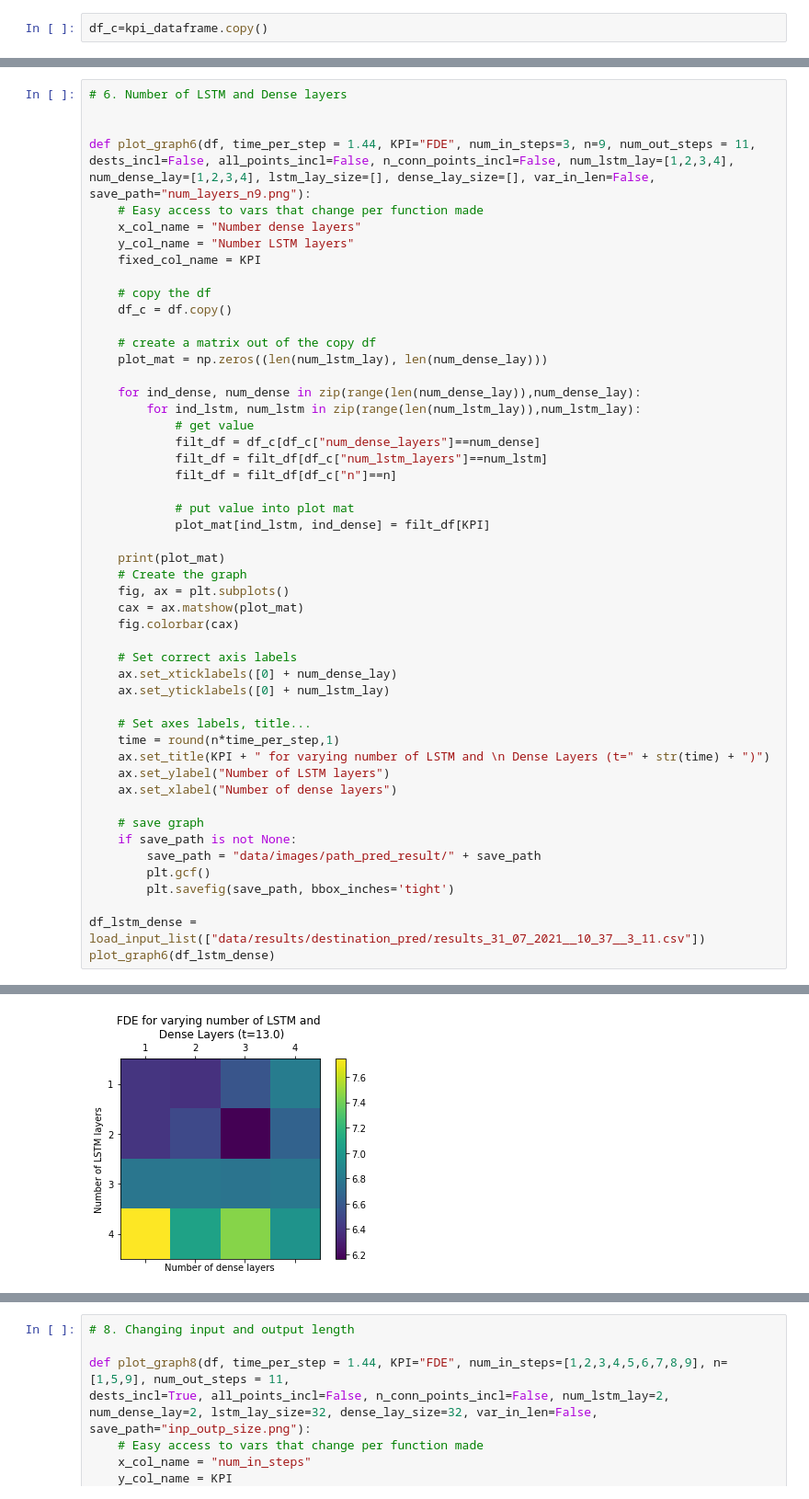
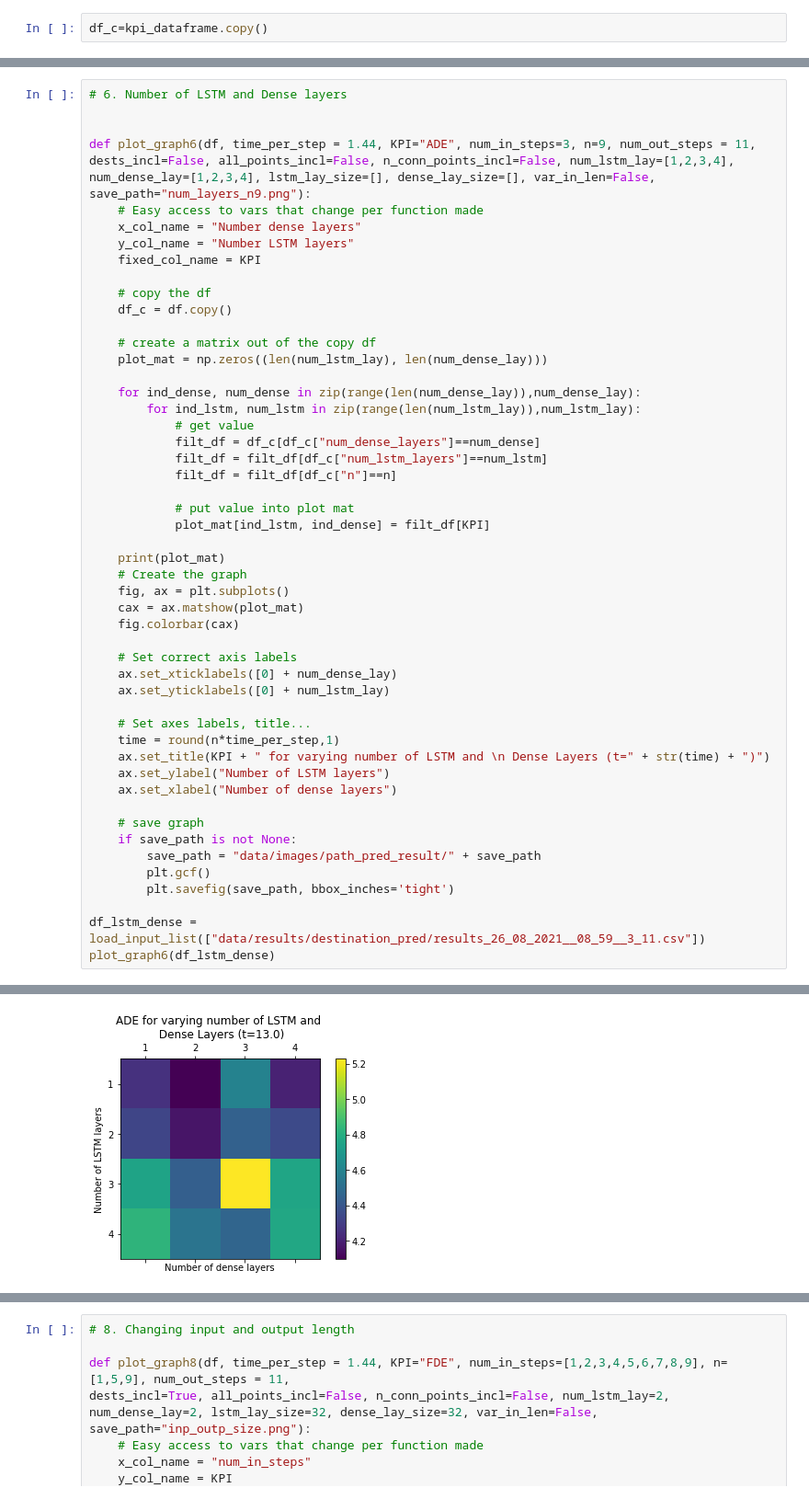
Before and after one commit to gitBram/vru_path_prediction, a Jupyter notebook: path_prediction_graphs.ipynb, the cells around one changed output, grey strips where cells are left out. Shown at 92% size. Cells and saved outputs as stored; diff of their text form.

```diff
--- a/path_prediction_graphs.ipynb
+++ b/path_prediction_graphs.ipynb
@@ -483,7 +582,7 @@ See the caveats in the documentation: https://pandas.pydata.org/pandas-docs/stab
 # 6. Number of LSTM and Dense layers
 
 
-def plot_graph6(df, time_per_step = 1.44, KPI="FDE", num_in_steps=3, n=9, num_out_steps = 11,
+def plot_graph6(df, time_per_step = 1.44, KPI="ADE", num_in_steps=3, n=9, num_out_steps = 11,
 dests_incl=False, all_points_incl=False, n_conn_points_incl=False, num_lstm_lay=[1,2,3,4],
 num_dense_lay=[1,2,3,4], lstm_lay_size=[], dense_lay_size=[], var_in_len=False, save_path="num_layers_n9.png"):
     # Easy access to vars that change per function made
@@ -529,6 +628,6 @@ num_dense_lay=[1,2,3,4], lstm_lay_size=[], dense_lay_size=[], var_in_len=False,
         plt.gcf()
         plt.savefig(save_path, bbox_inches='tight')
 
-df_lstm_dense = load_input_list(["data/results/destination_pred/results_31_07_2021__10_37__3_11.csv"])
+df_lstm_dense = load_input_list(["data/results/destination_pred/results_26_08_2021__08_59__3_11.csv"])
 plot_graph6(df_lstm_dense)
 # %% [output]
@@ -539,4 +638,4 @@ plot_graph6(df_lstm_dense)
-[figure, old version]
+[figure, new version]
 # %%
 # 7. KPI vs units per layer
 
```
Also changed, not shown: parts of 12 cells of this notebook, 11 other files.
